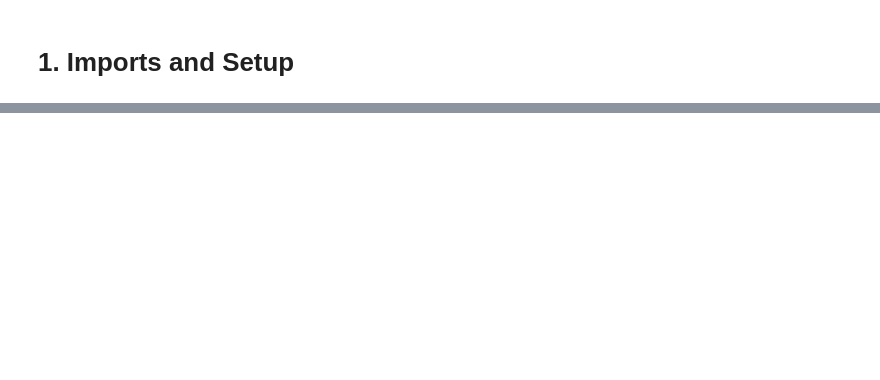
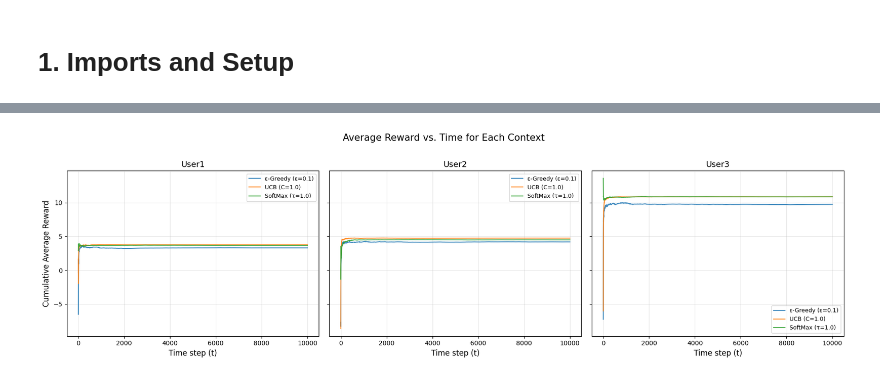
Before and after one commit to raghavsarna/lab3-contextual-bandit, a Jupyter notebook: lab3_results_U20230106.ipynb, the cells around one changed output, grey strips where cells are left out. Saved outputs shown, nothing was run; the diff lists cells and outputs as text; code cells hidden in the pictures; blank space fills up the shorter version.

```diff
--- a/lab3_results_U20230106.ipynb
+++ b/lab3_results_U20230106.ipynb
@@ -1031,12 +9,0 @@ The sampler is initialized using the student's roll number.
-# %%
-# Initialize the reward sampler with roll number
-ROLL_NUMBER = 106  # U20230106 -> 106
-reward_sampler = sampler(ROLL_NUMBER)
-
-# Test the sampler
-print("Testing reward sampler...")
-for arm in range(12):
-    reward = reward_sampler.sample(arm)
-    print(f"Arm {arm}: Sample reward = {reward:.4f}")
-
-print(f"\nSampler initialized successfully for roll number: U20230{ROLL_NUMBER}")
@@ -1079,0 +526,34 @@ Sampler initialized successfully for roll number: U20230106
+# %%
+# ------------------------------------------------------------------
+# 5.1  Average Reward vs. Time – per context, per algorithm
+# ------------------------------------------------------------------
+
+def cumulative_avg(rewards):
+    return np.cumsum(rewards) / np.arange(1, len(rewards) + 1)
+
+fig, axes = plt.subplots(1, 3, figsize=(18, 5), sharey=True)
+
+best_eps = 0.1   # representative epsilon
+best_C = 1.0     # representative C
+
+for ci in range(N_CONTEXTS):
+    ax = axes[ci]
+    ax.plot(cumulative_avg(eg_results[(ci, best_eps)]),
+            label=f'ε-Greedy (ε={best_eps})', alpha=0.85)
+    ax.plot(cumulative_avg(ucb_results[(ci, best_C)]),
+            label=f'UCB (C={best_C})', alpha=0.85)
+    ax.plot(cumulative_avg(sm_results[(ci, tau)]),
+            label=f'SoftMax (τ={tau})', alpha=0.85)
+    ax.set_xlabel('Time step (t)', fontsize=12)
+    if ci == 0:
+        ax.set_ylabel('Cumulative Average Reward', fontsize=12)
+    ax.set_title(f'{CONTEXT_NAMES[ci]}', fontsize=13)
+    ax.legend(fontsize=9)
+    ax.grid(True, alpha=0.3)
+
+fig.suptitle('Average Reward vs. Time for Each Context', fontsize=15, y=1.02)
+plt.tight_layout()
+plt.savefig('avg_reward_vs_time_per_context.png', dpi=150, bbox_inches='tight')
+plt.show()
+# %% [output]
+[figure, added]
```
Also changed, not shown: parts of 62 cells of this notebook, 10 other files.
